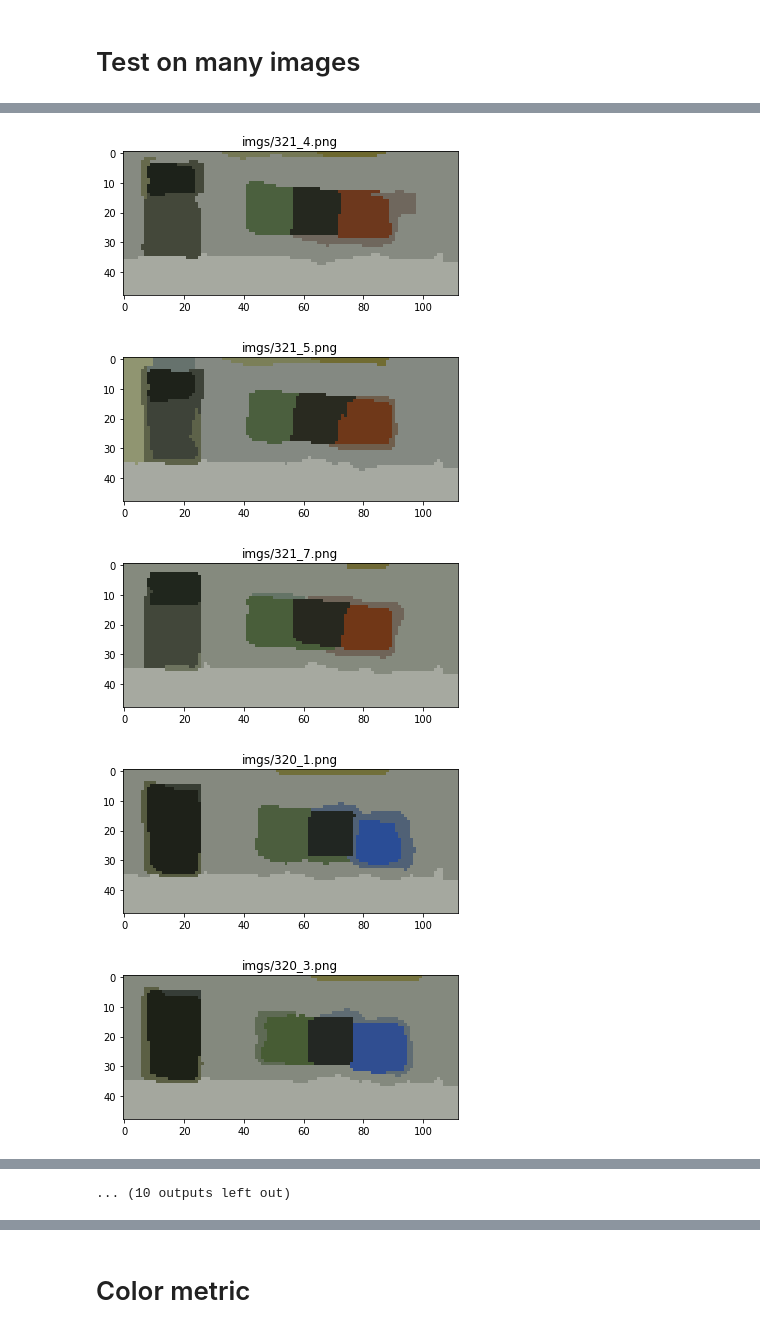
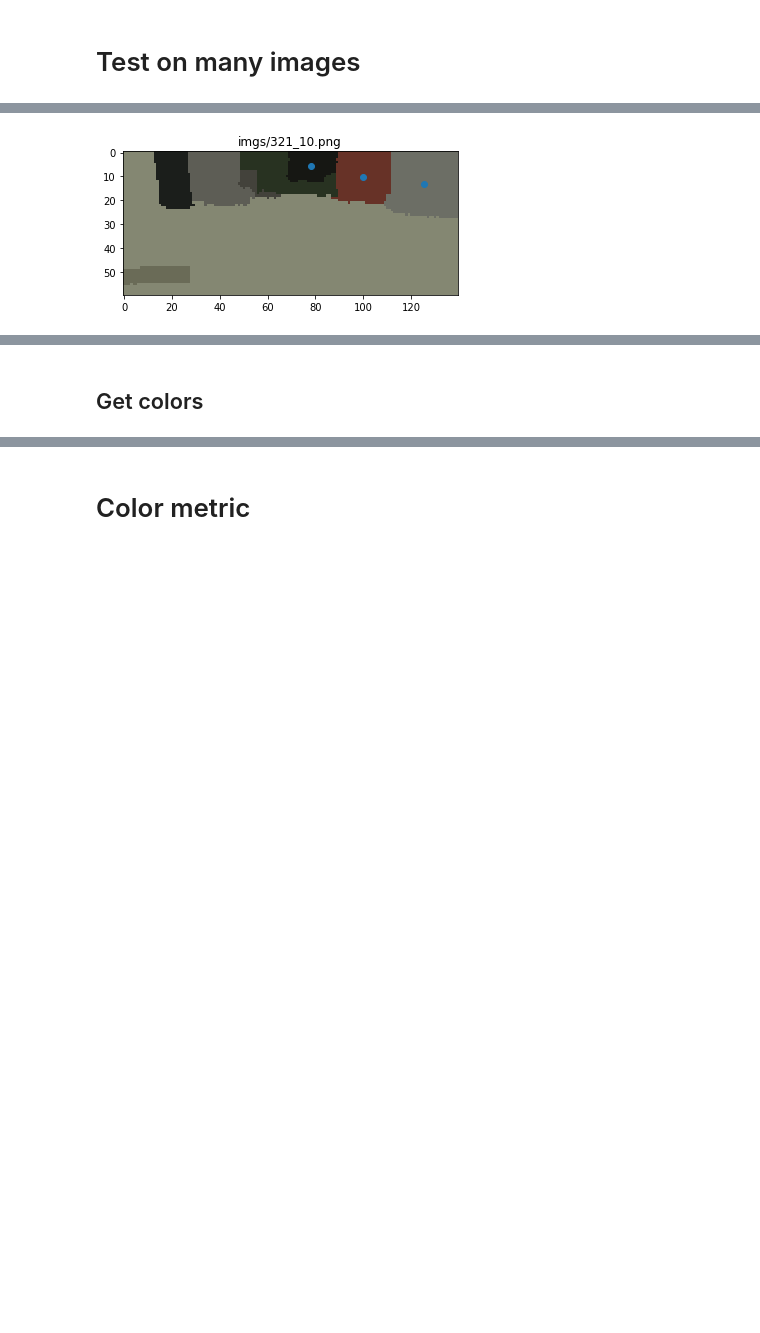
Before and after one commit to SkoltechRobotics/Eurobot2018, a Jupyter notebook: ComputerVision/CubeSequenceRecognition/PlanRecognition.ipynb, the cells around one changed output, grey strips where cells are left out. Cells and saved outputs as stored; diff of their text form; code cells hidden in the pictures; blank space fills up the shorter version.

```diff
--- a/ComputerVision/CubeSequenceRecognition/PlanRecognition.ipynb
+++ b/ComputerVision/CubeSequenceRecognition/PlanRecognition.ipynb
@@ -268,7 +272,7 @@ def merge_mean_color(graph, src, dst):
 input_img = contour_img
 h, w = input_img.shape[:2]
 
-labels = skimage.segmentation.slic(input_img, compactness=10, n_segments=h * w // 80)
+labels = skimage.segmentation.slic(input_img, compactness=20, n_segments=h * w // 50)
 g = skimage.future.graph.rag_mean_color(input_img, labels)
 
 labels2 = skimage.future.graph.merge_hierarchical(labels, g, thresh=30, rag_copy=False,
@@ -387,15 +402,18 @@ from PlanRecognition import find_colors, img_transformation, get_distances_skima
 # %%
-params = {"kl":2,
-          "kp":1,
-          "k1":1,
-          "k2":1,
-          "kr":1,
-          "thresh":40,
-          "s_cutoff":0.25,
-          "s_gain":30,
-          "v_cutoff":0.25,
-          "v_gain":40,
-          "c":-0.45}
+params = {"kl": 2,
+          "kp": 1,
+          "k1": k1,
+          "k2": k2,
+          "k3": k3,
+          "kr": kr,
+          "thresh": 30,
+          "compactness": 20,
+          "gaus_sigma": 2,
+          "r_disk": 4,
+          "s_cutoff": 0.27,
+          "s_gain": 30,
+          "v_cutoff": 0.25,
+          "v_gain": 30}
 # %%
 files = glob.glob("old_imgs/*.png")
 plans = [[int(x_) for x_ in re.search("\S+(\d\d\d)\S+", x).group(1)] for x in files]
@@ -403,7 +421,7 @@ n_files = len(files)
 n_errors = 0
 for file, plan in zip(files, plans):
     img_ = cv2.cvtColor(cv2.imread(file), cv2.COLOR_BGR2RGB)
-    img_ = cv2.warpPerspective(img_, M1, (w_border1, h_border1))
+    img_ = cv2.warpPerspective(img_, *transformation_params(0))
     found_plan = find_colors_geom(img_, **params)[0]
     print(found_plan, plan, file)
     if found_plan != plan:
@@ -435,7 +453,7 @@ n_files = len(files)
 n_errors = 0
 for file, plan in zip(files, plans):
     img_ = cv2.cvtColor(cv2.imread(file), cv2.COLOR_BGR2RGB)
-    img_ = cv2.warpPerspective(img_, M2, (w_border2, h_border2))
+    img_ = cv2.warpPerspective(img_, *transformation_params(1))
     found_plan = find_colors_geom(img_, **params)[0]
     print(found_plan, plan, file)
     if found_plan != plan:
@@ -463,17 +482,17 @@ Errors: 1 from 22
 # %%
-files = glob.glob("imgs/*.png")
+files = glob.glob("imgs/321_10.png")
+# files = glob.glob("imgs/431_2.png")
 # files = glob.glob("imgs/.png")
 plans = [[int(x_) for x_ in re.search("\S+(\d\d\d)\S+", x).group(1)] for x in files]
 for file, plan in zip(files, plans):
     img_ = cv2.cvtColor(cv2.imread(file), cv2.COLOR_BGR2RGB)
-    img_ = cv2.warpPerspective(img_, M, (w_border, h_border))
-    _, colors, _ = find_colors_geom(img_, **params)
+    img_ = cv2.warpPerspective(
+        img_, *transformation_params(1))
+    _, colors, coord = find_colors_geom(img_, **params)
+    img_ = img_transformation(img_, **params)
     plt.imshow(rag(img_, **params)[0])
+    plt.scatter(coord[0], coord[1])
     plt.title(file)
     plt.show()
 # %% [output]
-[figure, old version]
+[figure, new version]
-[figure, removed]
-[figure, removed]
-[figure, removed]
-[figure, removed]
@@ -487 +499,2 @@ for file, plan in zip(files, plans):
-... (10 outputs left out)
+# %% [markdown]
+## Get colors
```
Also changed, not shown: parts of 28 cells of this notebook, 9 other files.
